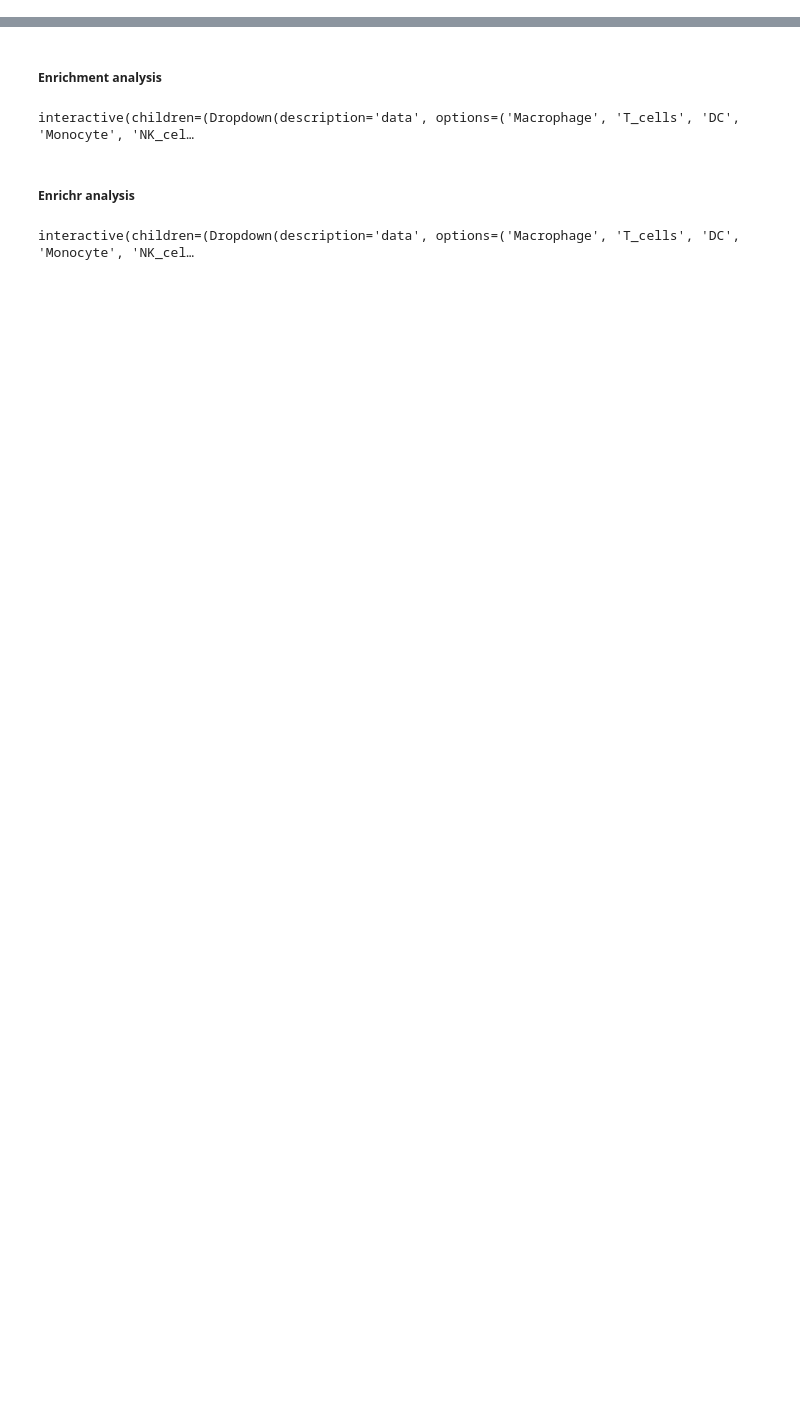
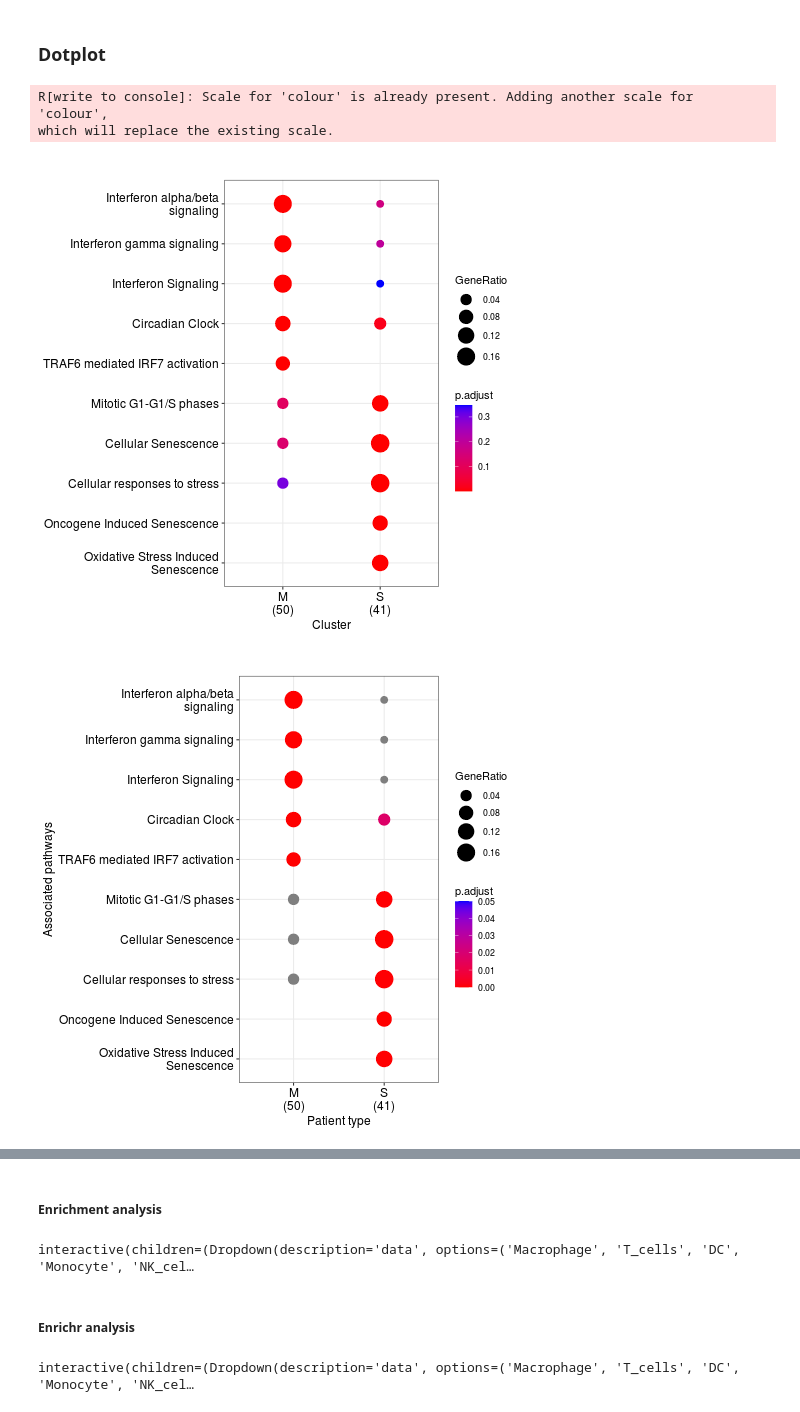
Before and after one commit to masyahook/scGRN, a Jupyter notebook: notebooks/GRNBoost2_Enrichment_analysis.ipynb, the cells around one changed output, grey strips where cells are left out. Cells and saved outputs as stored; diff of their text form; code cells hidden in the pictures; blank space fills up the shorter version.

Commit message:
formatted T_cells VIPER enrichment anlaysis in notebook

```diff
--- a/notebooks/GRNBoost2_Enrichment_analysis.ipynb
+++ b/notebooks/GRNBoost2_Enrichment_analysis.ipynb
@@ -0,0 +242,17 @@
+# %%
+processed_types = enrichr_res['cluster'].unique()
+enrichr_res_processed = (
+    enrichr_res.rename(columns={'Adjusted P-value': 'p.adjust', 'Combined Score': 'Score', 'cluster': 'type'})
+        .assign(
+            Genes=enrichr_res['Genes'].map(lambda x: x.replace(';', '/')),
+            Ratio=enrichr_res.apply(
+                lambda x: f"{x['Overlap'][:x['Overlap'].find('/')]}/{len(genes[x['cluster']])}",
+                axis=1
+            )
+        )
+)
+if db == 'Reactome':
+    enrichr_res_processed['Term'] = enrichr_res_processed['Term'].map(lambda x: x[:x.find('Homo')-1])
+final_df = enrichr_res_processed.assign(ID=[f'ID_{el}' for el in pd.factorize(enrichr_res_processed['Term'])[0] + 1])
+
+final_df
@@ -0,0 +273,34 @@
+# %%
+%%R -i final_df,processed_types
+
+processed_types = unlist(processed_types)
+
+egos <- list()
+for (group in processed_types){
+    df <- final_df[final_df['type'] == group,]
+    egos[[group]] <- enrichDF2enrichResult(df, keyColname='ID', descriptionColname='Term', geneRatioColname='Ratio', geneColname='Genes', pvalueColname='p.adjust')
+}
+
+merge_cmd = ""
+for (t in processed_types){
+    merge_cmd = paste0(merge_cmd, sprintf("%s=egos[['%s']], ", t, t))
+}
+
+merge_cmd = sprintf("merge_result(list(%s))", substr(merge_cmd, 1, nchar(merge_cmd) - 2))
+
+ck <- eval(parse(text=merge_cmd))
+ck@fun <- 'enrichGO'
+# %% [markdown]
+### Dotplot
+# %%
+%%R
+p <- dotplot(ck, showCategory=5) +
+    labs(y = 'Associated pathways', x = 'Patient type') +
+    scale_color_gradient(limit = c(0, 0.05), high = "blue", low = "red")
+# ggsave(p, filename='tmp/dotplot_enrichr.pdf', width=7, height=8)
+p
+# %% [output]
+R[write to console]: Scale for 'colour' is already present. Adding another scale for 'colour',
+which will replace the existing scale.
+[figure, added]
+[figure, added]
```
Also changed, not shown: parts of 146 cells of this notebook.
